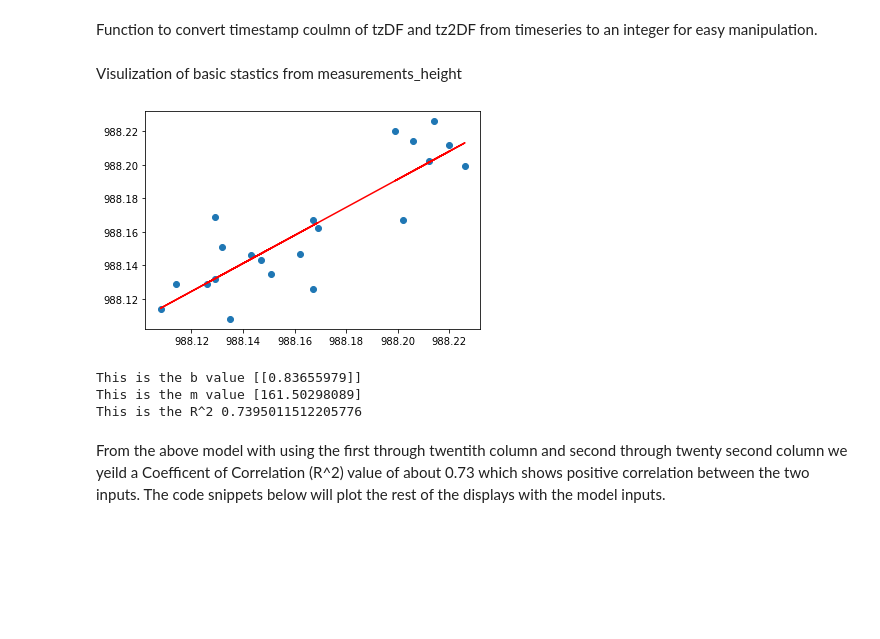
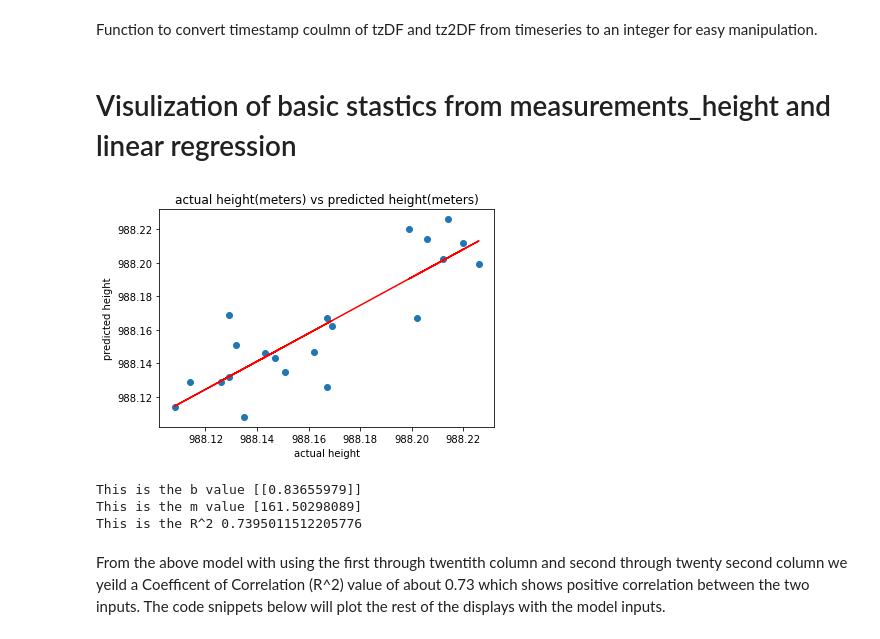
Before and after one commit to mylesm19/Volcanic_Activity_Detection, a Jupyter notebook: EC_01_Volcanic_activity_detection_and_noise_characterization_using_machine learning .ipynb, the cells around one changed output. Cells and saved outputs as stored; diff of their text form; code cells hidden in the pictures; blank space fills up the shorter version.

```diff
--- a/EC_01_Volcanic_activity_detection_and_noise_characterization_using_machine learning .ipynb
+++ b/EC_01_Volcanic_activity_detection_and_noise_characterization_using_machine learning .ipynb
@@ -129,28 +133,32 @@ def timeconvertfunc(timestamp):
 tzDF["timeconvert"] = tzDF["time"].apply(timeconvertfunc)
 tz2DF["timeconvert"] = tzDF["time"].apply(timeconvertfunc)
 # %% [markdown]
-Visulization of basic stastics from measurements_height
+# Visulization of basic stastics from measurements_height and linear regression
 # %%
-
+# From the first
 one_Through_Twenty = tzDF["measurements_height"].loc[1:21].values.reshape(-1,1)
 two_Through_Twenty_One= tzDF["measurements_height"].loc[2:22].values.reshape(-1,1)
 three_Through_Twenty_Two =tzDF["measurements_height"].loc[3:23].values.reshape(-1,1)
 four_Through_Twenty_Four = tzDF["measurements_height"].loc[4:24].values.reshape(-1,1)
 
 #Linear Regression model on columns 1-20 and 2-21
 
 lm = LinearRegression()
 lm.fit(one_Through_Twenty ,two_Through_Twenty_One)
 y_pred = lm.predict(one_Through_Twenty)
+plt.xlabel("actual height")
+plt.ylabel("predicted height")
+plt.title("actual height(meters) vs predicted height(meters)")
 plt.scatter(one_Through_Twenty,two_Through_Twenty_One)
 plt.plot(one_Through_Twenty,y_pred,color="red")
 plt.show()
 
 print("This is the b value",lm.coef_,)
+
 print("This is the m value",lm.intercept_)
 print("This is the R^2",lm.score(one_Through_Twenty,two_Through_Twenty_One))
 # %% [output]
-[figure, old version]
+[figure, new version]
 This is the b value [[0.83655979]]
 This is the m value [161.50298089]
 This is the R^2 0.7395011512205776
```
Also changed, not shown: parts of 31 cells of this notebook.
